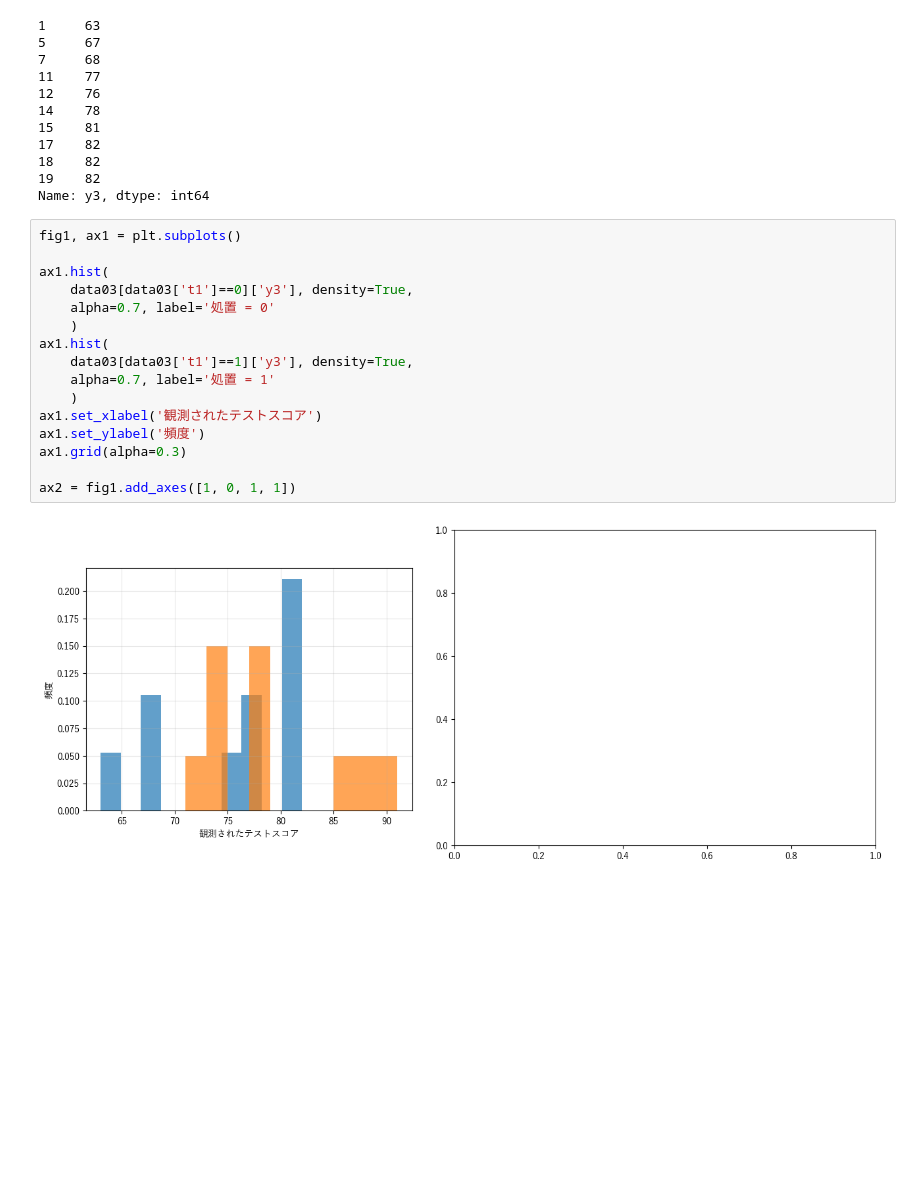
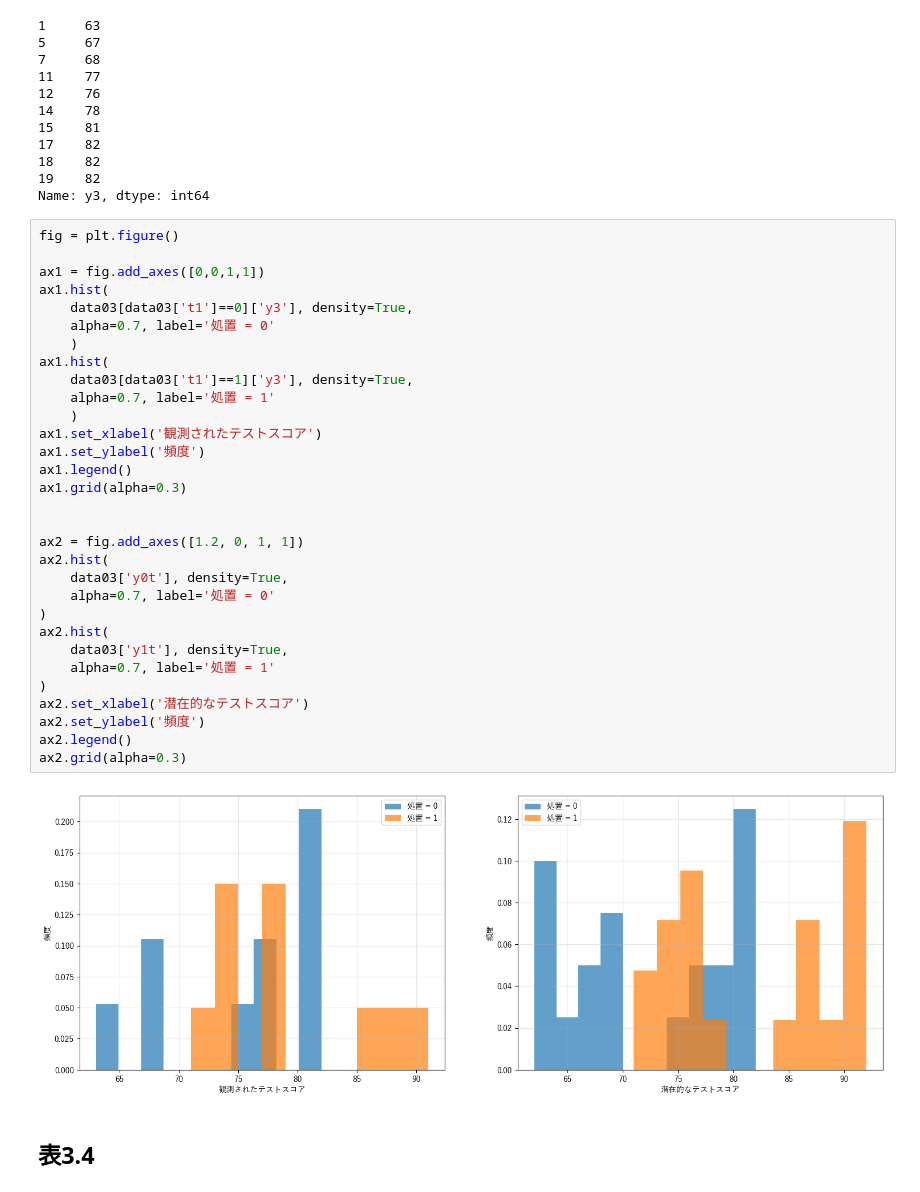
Before and after one commit to yuki-cossy/TakahashiCI, a Jupyter notebook: Python/ch3.ipynb, the cells around one changed output. Saved outputs shown, nothing was run; the diff lists cells and outputs as text; blank space fills up the shorter version.

```diff
--- a/Python/ch3.ipynb
+++ b/Python/ch3.ipynb
@@ -124,20 +125,37 @@ data03[data03['t1']==0]['y3']
 19    82
 Name: y3, dtype: int64
 # %%
-fig1, ax1 = plt.subplots()
+fig = plt.figure()
 
+ax1 = fig.add_axes([0,0,1,1])
 ax1.hist(
     data03[data03['t1']==0]['y3'], density=True,
     alpha=0.7, label='処置 = 0'
     )
 ax1.hist(
     data03[data03['t1']==1]['y3'], density=True,
     alpha=0.7, label='処置 = 1'
     )
 ax1.set_xlabel('観測されたテストスコア')
 ax1.set_ylabel('頻度')
+ax1.legend()
 ax1.grid(alpha=0.3)
 
-ax2 = fig1.add_axes([1, 0, 1, 1])
+
+ax2 = fig.add_axes([1.2, 0, 1, 1])
+ax2.hist(
+    data03['y0t'], density=True,
+    alpha=0.7, label='処置 = 0'
+)
+ax2.hist(
+    data03['y1t'], density=True,
+    alpha=0.7, label='処置 = 1'
+)
+ax2.set_xlabel('潜在的なテストスコア')
+ax2.set_ylabel('頻度')
+ax2.legend()
+ax2.grid(alpha=0.3)
 # %% [output]
-[figure, old version]
+[figure, new version]
+# %% [markdown]
+## 表3.4
```
Also changed, not shown: parts of 8 cells of this notebook, 2 other files.
